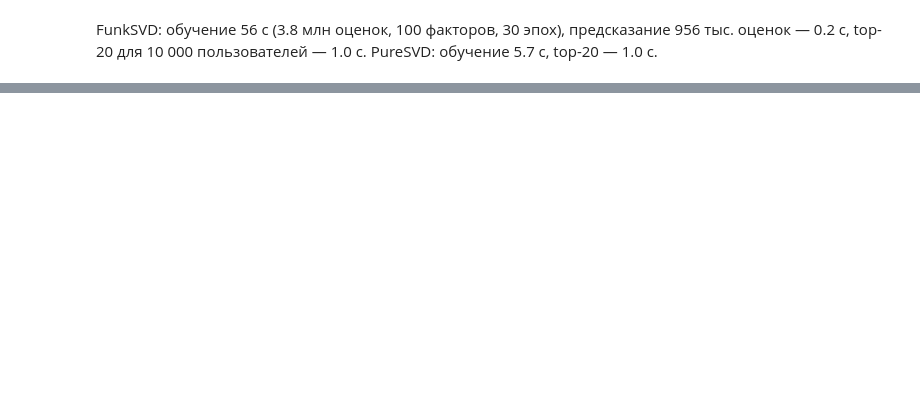
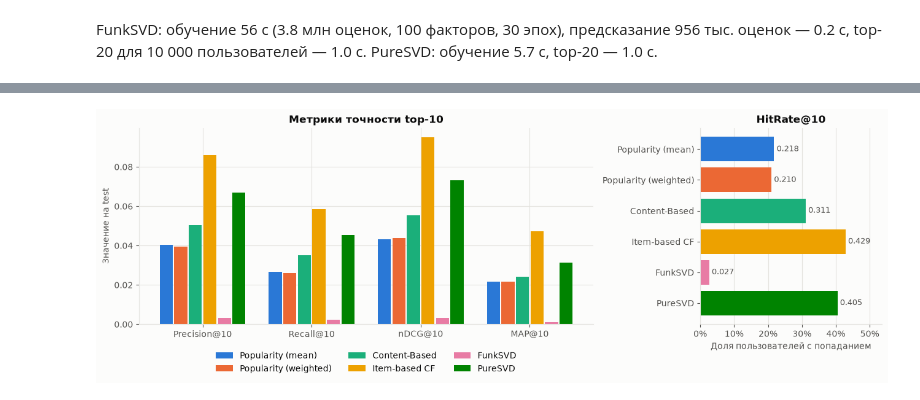
Before and after one commit to a-kapset/Rec_Systems_HW1, a Jupyter notebook: notebooks/goodbooks_recsys.ipynb, the cells around one changed output, grey strips where cells are left out. Saved outputs shown, nothing was run; the diff lists cells and outputs as text; code cells hidden in the pictures; blank space fills up the shorter version.

```diff
--- a/notebooks/goodbooks_recsys.ipynb
+++ b/notebooks/goodbooks_recsys.ipynb
@@ -919,0 +924,25 @@ FunkSVD: обучение 56 с (3.8 млн оценок, 100 факторов,
+# %%
+test_set = evaluation.build_eval_set(outer.train, outer.test, n_users=None)
+final_models = {
+    "Popularity (mean)": Popularity("mean", config.POPULARITY_MIN_RATINGS_TRAIN),
+    "Popularity (weighted)": Popularity("weighted", config.POPULARITY_WR_M),
+    "Content-Based": ContentBased(dataset.books, book_tags),
+    "Item-based CF": ItemCF(),
+    "FunkSVD": FunkSVD(),
+    "PureSVD": PureSVD(config.PURE_SVD_N_FACTORS),
+}
+fit_seconds = {}
+for label, model in final_models.items():
+    start = time.perf_counter()
+    model.fit(outer.train)
+    fit_seconds[label] = time.perf_counter() - start
+test_recs, recommend_seconds = evaluation.recommend_all(final_models, test_set)
+pd.Series(
+    {
+        "eval_users": test_set.user_ids.size,
+        "n_relevant_mean": test_set.n_relevant.mean(),
+        "n_relevant_median": float(pd.Series(test_set.n_relevant).median()),
+        "catalog_in_train": test_set.n_catalog,
+        "popularity_mean_pool": final_models["Popularity (mean)"].n_candidates,
+    }
+).to_frame("value")
@@ -919,0 +970,3 @@ FunkSVD: обучение 56 с (3.8 млн оценок, 100 факторов,
+# %%
+test_table = evaluation.compare_recommendations(test_recs, test_set)
+test_table.xs(10, level="k")[columns + ["map", "mean_popularity"]]
@@ -919,0 +994,7 @@ FunkSVD: обучение 56 с (3.8 млн оценок, 100 факторов,
+# %%
+test_k10 = test_table.xs(10, level="k")
+fig = plots.plot_model_comparison(test_k10)
+plots.save_figure(fig, "model_comparison")
+plt.show()
+# %% [output]
+[figure, added]
```
Also changed, not shown: parts of 32 cells of this notebook, 11 other files.
